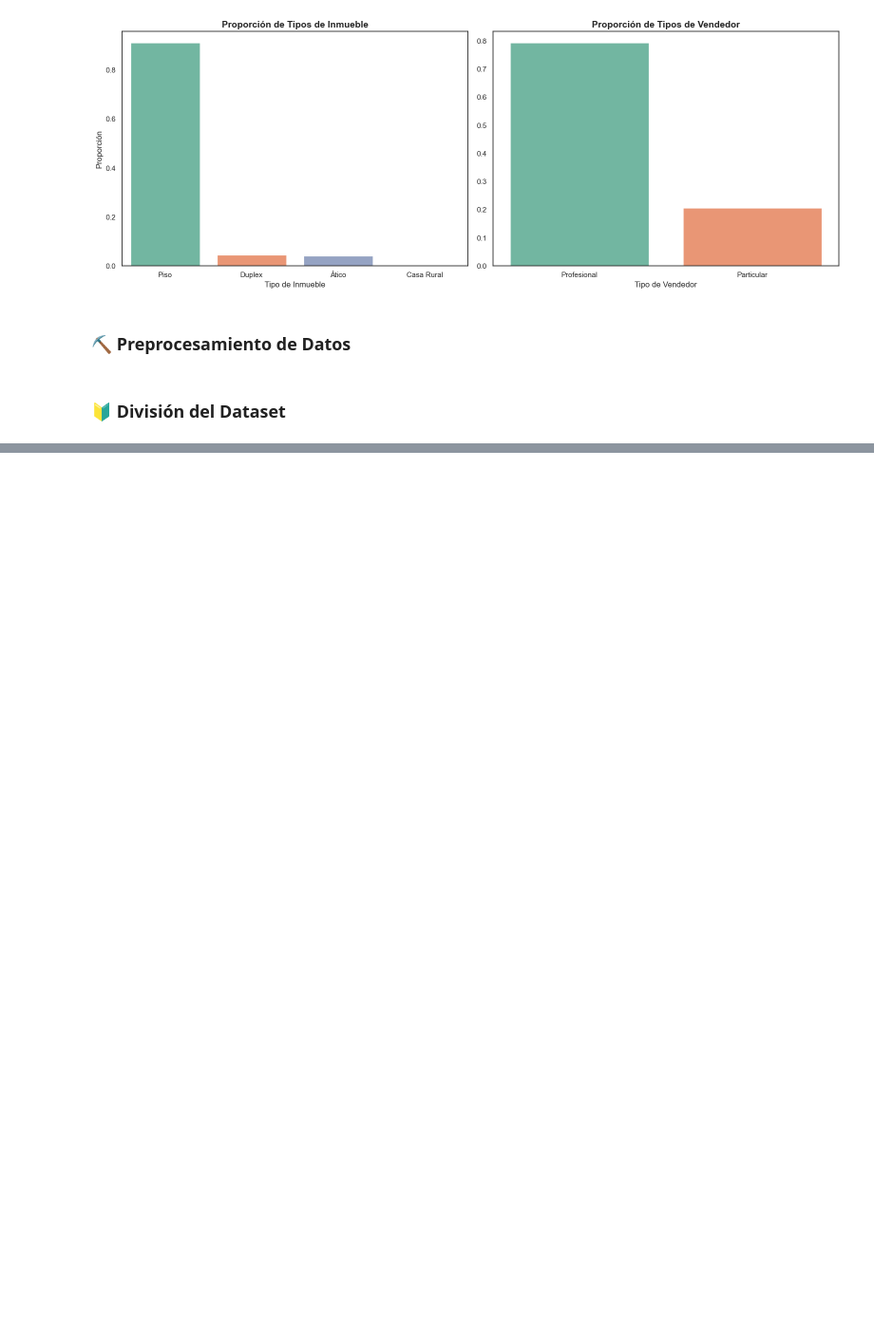
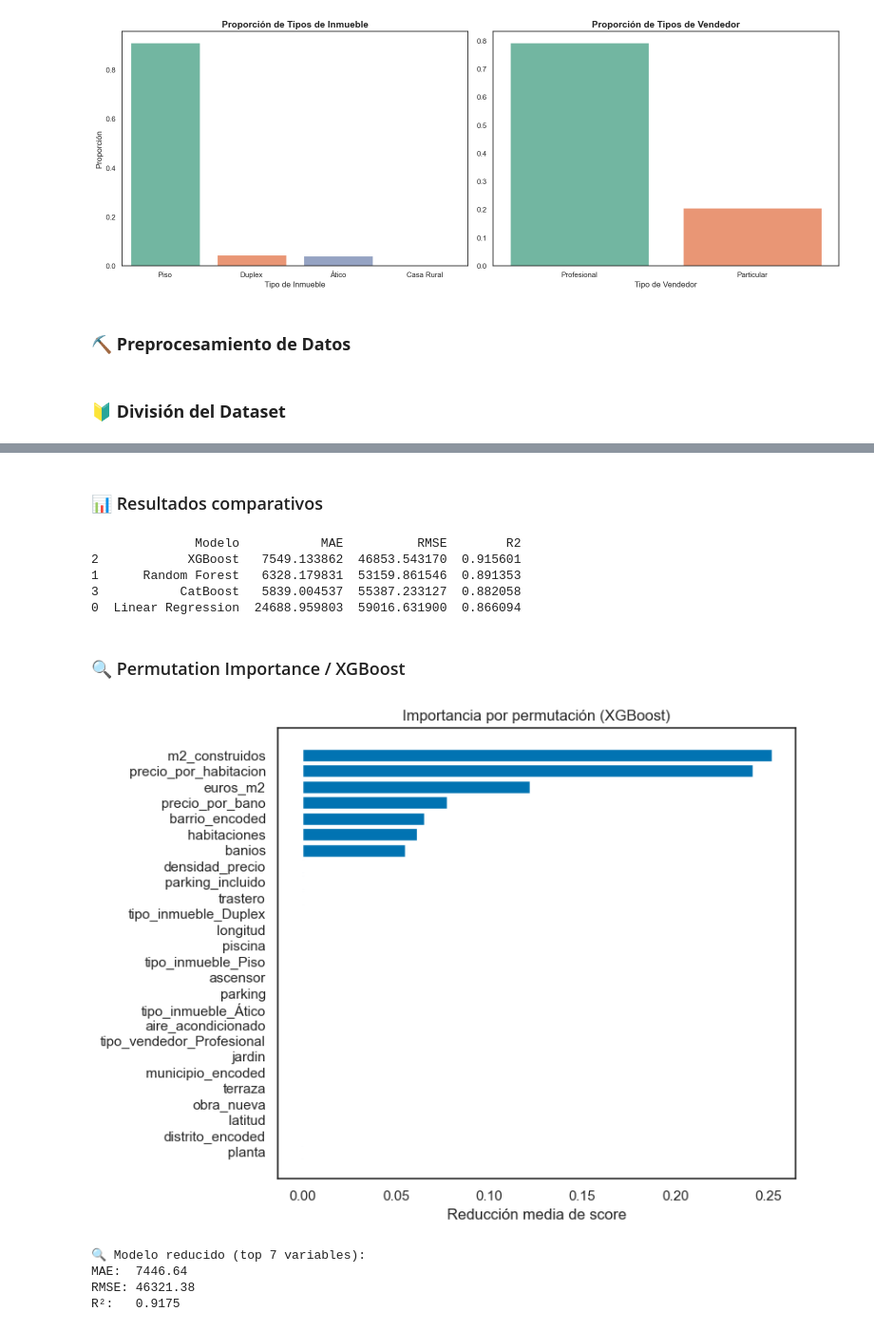
Before and after one commit to apvwbm/HousingPricePredictor-Asturias, a Jupyter notebook: src/results_notebook/final_results.ipynb, the cells around one changed output, grey strips where cells are left out. Shown: that part at 95% size. Drawn from its saved outputs; the diff is of its cells as text; code cells hidden in the pictures; blank space fills up the shorter version.

```diff
--- a/src/results_notebook/final_results.ipynb
+++ b/src/results_notebook/final_results.ipynb
@@ -631,0 +584,66 @@ CatBoost - R2: 0.8820575868370604
+# %% [markdown]
+### 📊 Resultados comparativos
+# %%
+resultados_df = pd.DataFrame(resultados, columns=["Modelo", "MAE", "RMSE", "R2"]).sort_values(by="R2", ascending=False)
+print(resultados_df)
+# %% [output]
+              Modelo           MAE          RMSE        R2
+2            XGBoost   7549.133862  46853.543170  0.915601
+1      Random Forest   6328.179831  53159.861546  0.891353
+3           CatBoost   5839.004537  55387.233127  0.882058
+0  Linear Regression  24688.959803  59016.631900  0.866094
+# %% [markdown]
+### 🔍 Permutation Importance / XGBoost
+# %%
+best_model = modelos["XGBoost"]
+perm = permutation_importance(best_model, X_test, y_test, n_repeats=10, random_state=seed)
+
+importancia_df = pd.DataFrame({
+    'feature': X_test.columns,
+    'importance': perm.importances_mean
+}).sort_values(by='importance', ascending=True)
+
+plt.figure(figsize=(8, 6))
+plt.barh(importancia_df['feature'], importancia_df['importance'])
+plt.title("Importancia por permutación (XGBoost)")
+plt.xlabel("Reducción media de score")
+plt.tight_layout()
+plt.show()
+# %% [output]
+[figure, added]
+# %%
+# Seleccionamos solo las 7 variables más importantes según el gráfico anterior
+top_features = [
+    'm2_construidos',
+    'precio_por_habitacion',
+    'euros_m2',
+    'precio_por_bano',
+    'barrio_encoded',
+    'habitaciones',
+    'banios'
+]
+
+# Nuevo dataset reducido
+X_train_reduced = X_train[top_features]
+X_test_reduced = X_test[top_features]
+
+# Entrenar nuevo modelo con las top variables
+xgb_reduced = XGBRegressor(n_estimators=100, learning_rate=0.1, max_depth=6, random_state=seed)
+xgb_reduced.fit(X_train_reduced, y_train)
+y_pred_reduced = xgb_reduced.predict(X_test_reduced)
+
+# Evaluación
+mae = mean_absolute_error(y_test, y_pred_reduced)
+mse = mean_squared_error(y_test, y_pred_reduced)
+rmse = np.sqrt(mse)
+r2 = r2_score(y_test, y_pred_reduced)
+
+print("🔍 Modelo reducido (top 7 variables):")
+print(f"MAE:  {mae:.2f}")
+print(f"RMSE: {rmse:.2f}")
+print(f"R²:   {r2:.4f}")
+# %% [output]
+🔍 Modelo reducido (top 7 variables):
+MAE:  7446.64
+RMSE: 46321.38
+R²:   0.9175
```
Also changed, not shown: parts of 13 cells of this notebook, 9 other files.
